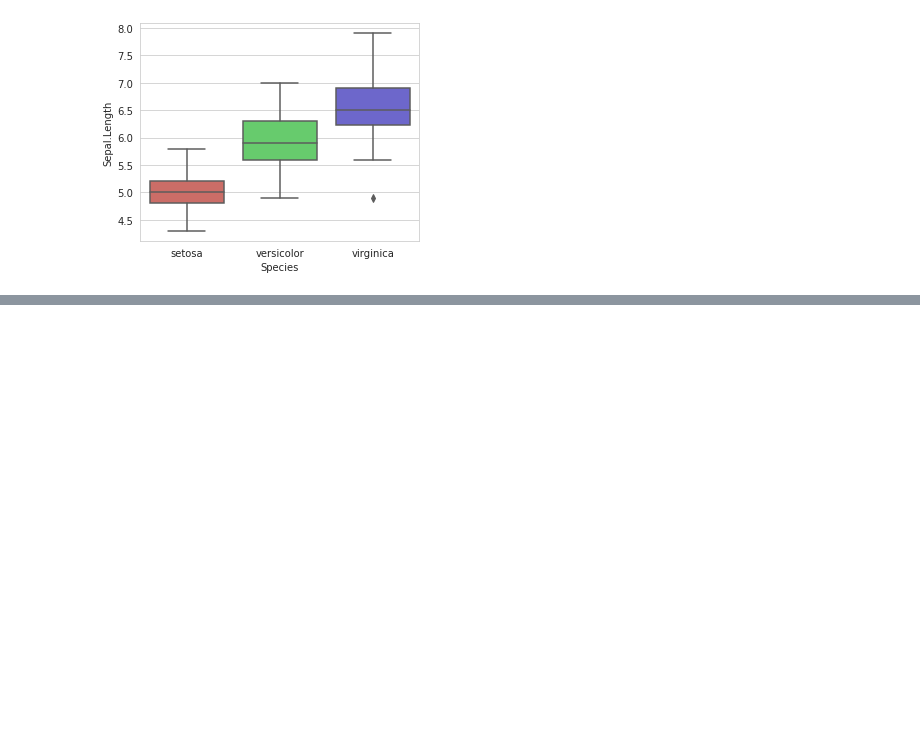
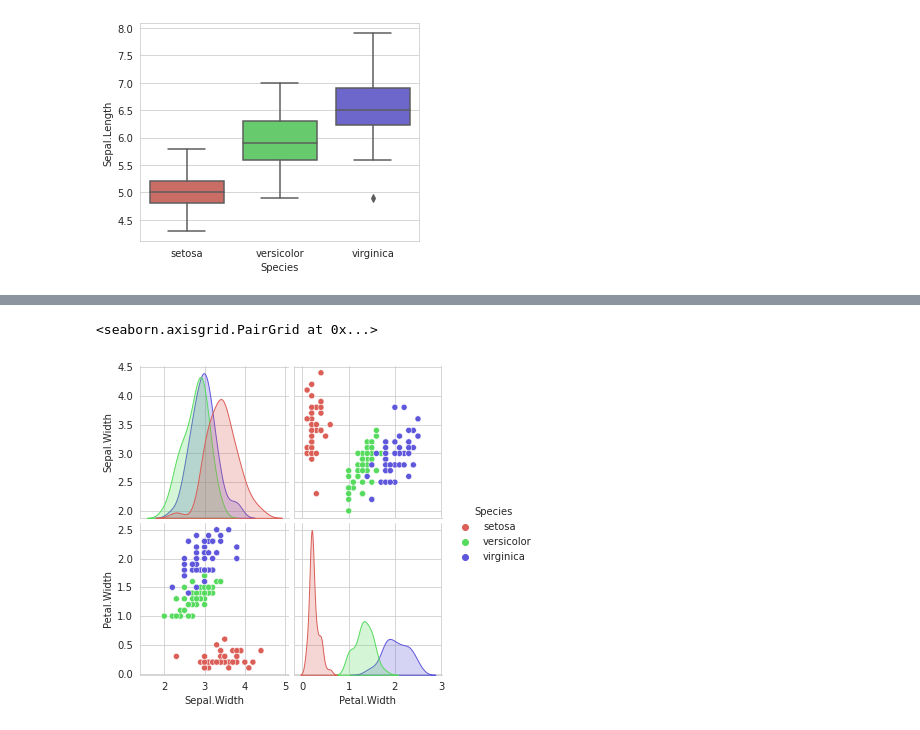
Before and after one commit to gofr1/jupyter-learning, a Jupyter notebook: data-science-basics/03-basic-math-and-statistics/s-extreme-value-analysis-for-outliers.ipynb, the cells around one changed output, grey strips where cells are left out. Saved outputs shown, nothing was run; the diff lists cells and outputs as text; code cells hidden in the pictures; blank space fills up the shorter version.

```diff
--- a/data-science-basics/03-basic-math-and-statistics/s-extreme-value-analysis-for-outliers.ipynb
+++ b/data-science-basics/03-basic-math-and-statistics/s-extreme-value-analysis-for-outliers.ipynb
@@ -143,0 +151,7 @@ sb.boxplot(x='Species', y='Sepal.Length', data=df, palette='hls')
+# %%
+# Notice that outlier at Sepal.Width ~ 2.3 and Petal.Width ~ 0.25
+# Let's plot them
+sb.pairplot(df[['Sepal.Width', 'Petal.Width', 'Species']], hue='Species', palette='hls')
+# %% [output]
+<seaborn.axisgrid.PairGrid at 0x...>
+[figure, added]
```
Also changed, not shown: parts of 2 cells of this notebook.
